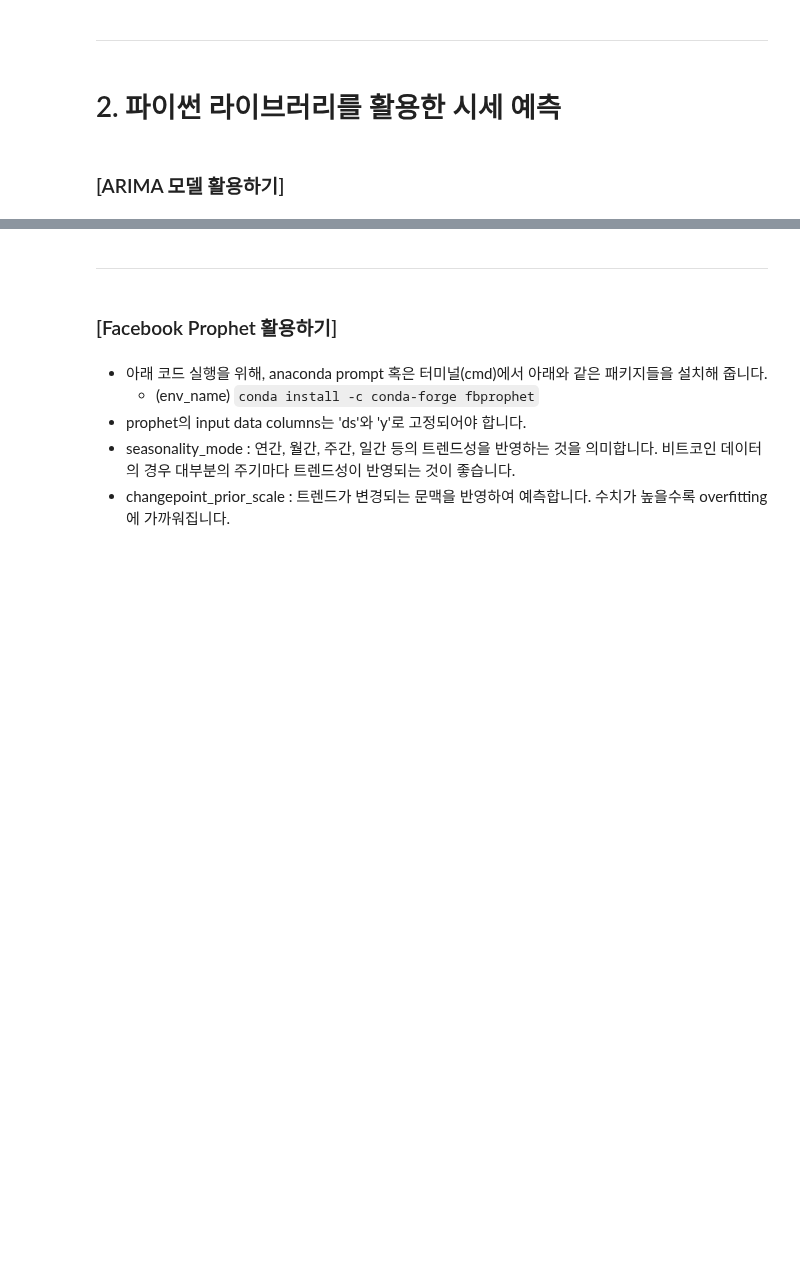
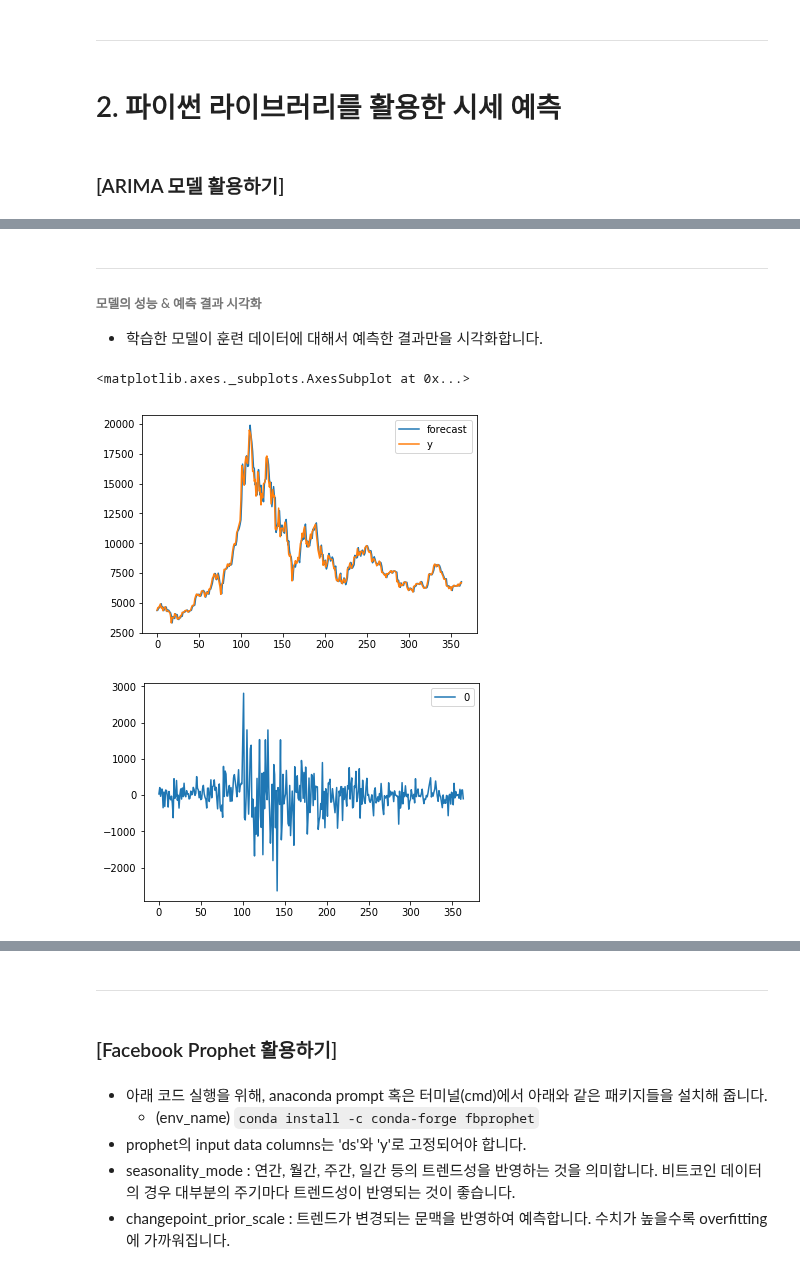
Before and after one commit to yoonkt200/python-data-analysis, a Jupyter notebook: chapter2/02-coin-prediction.ipynb, the cells around one changed output, grey strips where cells are left out. Cells and saved outputs as stored; diff of their text form; code cells hidden in the pictures; blank space fills up the shorter version.

```diff
--- a/chapter2/02-coin-prediction.ipynb
+++ b/chapter2/02-coin-prediction.ipynb
@@ -111,0 +158,7 @@ plt.show()
+# %%
+from statsmodels.tsa.arima_model import ARIMA
+import statsmodels.api as sm
+
+model = ARIMA(bitcoin_df.price.values, order=(2,1,2))
+model_fit = model.fit(trend='c',full_output=True, disp=True)
+print(model_fit.summary())
@@ -111,0 +183,13 @@ plt.show()
+# %% [markdown]
+-----
+
+###### 모델의 성능 & 예측 결과 시각화
+- 학습한 모델이 훈련 데이터에 대해서 예측한 결과만을 시각화합니다.
+# %%
+fig = model_fit.plot_predict() # 훈련 데이터에 대한 예측 결과
+residuals = pd.DataFrame(model_fit.resid) # 잔차의 변동 시각화
+residuals.plot()
+# %% [output]
+<matplotlib.axes._subplots.AxesSubplot at 0x...>
+[figure, added]
+[figure, added]
```
Also changed, not shown: parts of 23 cells of this notebook.
